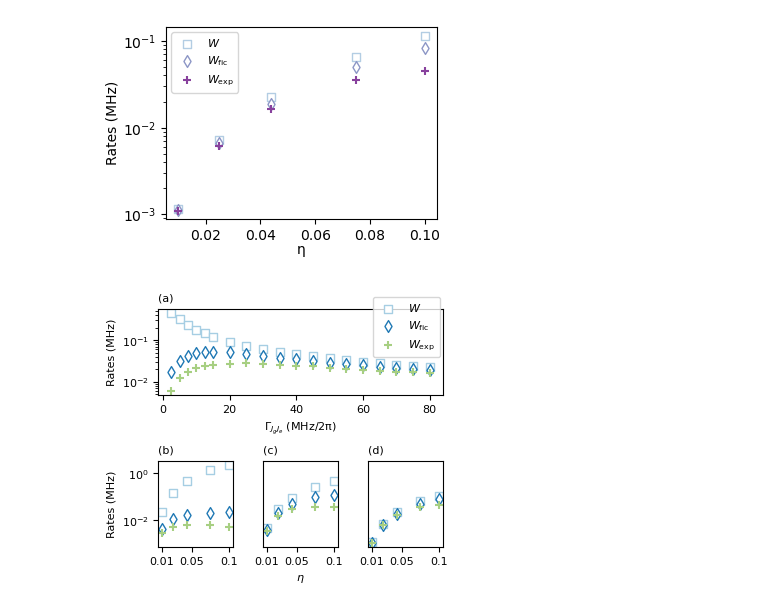
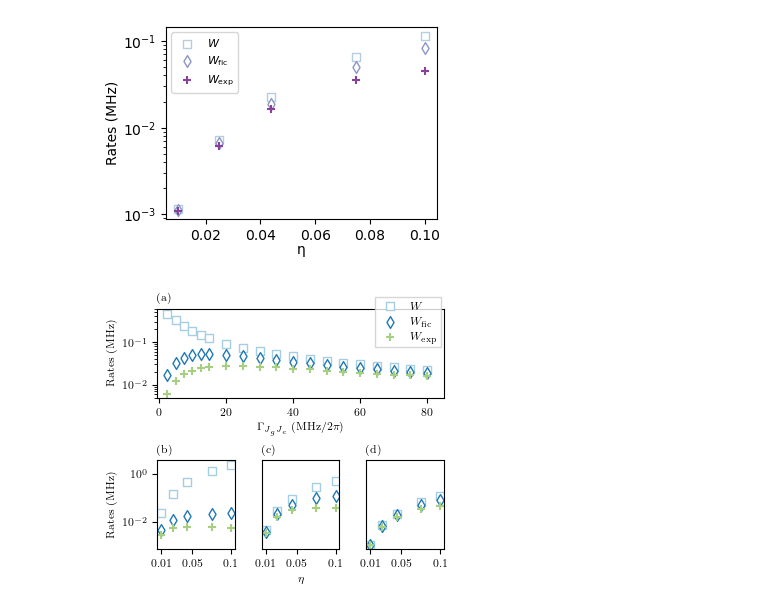
Before and after one commit to katyafouka/multi_eit, a Jupyter notebook: Lu_I1/Lu_I1_Gammas_etas_.ipynb, the cells around one changed output. Drawn from its saved outputs; the diff is of its cells as text; code cells hidden in the pictures.

```diff
--- a/Lu_I1/Lu_I1_Gammas_etas_.ipynb
+++ b/Lu_I1/Lu_I1_Gammas_etas_.ipynb
@@ -1357,8 +1448,8 @@ plt.show()
 t_ = []
 n_ = []
 for i in range(Nmax+1):
-    t_.append(np.loadtxt(""+str(path_name)+"data_B5.0_D10_10_D12_20_O10_O11_23.5_O11_10_"+str(i)+"_Gamma_20.0_ntraj_500_eta_0.01_improved.txt")[:, 0])
-    n_.append(np.loadtxt(""+str(path_name)+"data_B5.0_D10_10_D12_20_O10_O11_23.5_O11_10_"+str(i)+"_Gamma_20.0_ntraj_500_eta_0.01_improved.txt")[:, 1])
+    t_.append(np.loadtxt("/Users/kfouka/Desktop/ΠΕ ++/qudits/eit cooling/numerics/Lu_I1_final/2023_cluster/data_etas/data_B5.0_D10_10_D12_20_O10_O11_23.5_O11_10_"+str(i)+"_Gamma_20.0_ntraj_500_eta_0.01_improved.txt")[:, 0])
+    n_.append(np.loadtxt("/Users/kfouka/Desktop/ΠΕ ++/qudits/eit cooling/numerics/Lu_I1_final/2023_cluster/data_etas/data_B5.0_D10_10_D12_20_O10_O11_23.5_O11_10_"+str(i)+"_Gamma_20.0_ntraj_500_eta_0.01_improved.txt")[:, 1])
 # %%
 nMC_ = np.zeros(len(t_[0]))
 for i in range(Nmax+1):
@@ -1367,8 +1458,8 @@ for i in range(Nmax+1):
 t_1 = []
 n_1 = []
 for i in range(Nmax+1):
-    t_1.append(np.loadtxt(""+str(path_name)+"data_B5.0_D10_10_D12_20_O10_O11_23.5_O11_10_"+str(i)+"_Gamma_20.0_ntraj_500_eta_0.025_improved.txt")[:, 0])
-    n_1.append(np.loadtxt(""+str(path_name)+"data_B5.0_D10_10_D12_20_O10_O11_23.5_O11_10_"+str(i)+"_Gamma_20.0_ntraj_500_eta_0.025_improved.txt")[:, 1])
+    t_1.append(np.loadtxt("/Users/kfouka/Desktop/ΠΕ ++/qudits/eit cooling/numerics/Lu_I1_final/2023_cluster/data_etas/data_B5.0_D10_10_D12_20_O10_O11_23.5_O11_10_"+str(i)+"_Gamma_20.0_ntraj_500_eta_0.025_improved.txt")[:, 0])
+    n_1.append(np.loadtxt("/Users/kfouka/Desktop/ΠΕ ++/qudits/eit cooling/numerics/Lu_I1_final/2023_cluster/data_etas/data_B5.0_D10_10_D12_20_O10_O11_23.5_O11_10_"+str(i)+"_Gamma_20.0_ntraj_500_eta_0.025_improved.txt")[:, 1])
 # %%
 nMC_1 = np.zeros(len(t_1[0]))
 for i in range(Nmax+1):
@@ -1377,8 +1468,8 @@ for i in range(Nmax+1):
 t_2 = []
 n_2 = []
 for i in range(Nmax+1):
-    t_2.append(np.loadtxt(""+str(path_name)+"data_B5.0_D10_10_D12_20_O10_O11_23.5_O11_10_"+str(i)+"_Gamma_20.0_ntraj_500_eta_0.075_improved.txt")[:, 0])
-    n_2.append(np.loadtxt(""+str(path_name)+"data_B5.0_D10_10_D12_20_O10_O11_23.5_O11_10_"+str(i)+"_Gamma_20.0_ntraj_500_eta_0.075_improved.txt")[:, 1])
+    t_2.append(np.loadtxt("/Users/kfouka/Desktop/ΠΕ ++/qudits/eit cooling/numerics/Lu_I1_final/2023_cluster/data_etas/data_B5.0_D10_10_D12_20_O10_O11_23.5_O11_10_"+str(i)+"_Gamma_20.0_ntraj_500_eta_0.075_improved.txt")[:, 0])
+    n_2.append(np.loadtxt("/Users/kfouka/Desktop/ΠΕ ++/qudits/eit cooling/numerics/Lu_I1_final/2023_cluster/data_etas/data_B5.0_D10_10_D12_20_O10_O11_23.5_O11_10_"+str(i)+"_Gamma_20.0_ntraj_500_eta_0.075_improved.txt")[:, 1])
 # %%
 nMC_2 = np.zeros(len(t_2[0]))
 for i in range(Nmax+1):
@@ -1387,8 +1478,8 @@ for i in range(Nmax+1):
 t_3 = []
 n_3 = []
 for i in range(Nmax+1):
-    t_3.append(np.loadtxt(""+str(path_name)+"data_B5.0_D10_10_D12_20_O10_O11_23.5_O11_10_"+str(i)+"_Gamma_20.0_ntraj_500_eta_0.1_improved.txt")[:, 0])
-    n_3.append(np.loadtxt(""+str(path_name)+"data_B5.0_D10_10_D12_20_O10_O11_23.5_O11_10_"+str(i)+"_Gamma_20.0_ntraj_500_eta_0.1_improved.txt")[:, 1])
+    t_3.append(np.loadtxt("/Users/kfouka/Desktop/ΠΕ ++/qudits/eit cooling/numerics/Lu_I1_final/2023_cluster/data_etas/data_B5.0_D10_10_D12_20_O10_O11_23.5_O11_10_"+str(i)+"_Gamma_20.0_ntraj_500_eta_0.1_improved.txt")[:, 0])
+    n_3.append(np.loadtxt("/Users/kfouka/Desktop/ΠΕ ++/qudits/eit cooling/numerics/Lu_I1_final/2023_cluster/data_etas/data_B5.0_D10_10_D12_20_O10_O11_23.5_O11_10_"+str(i)+"_Gamma_20.0_ntraj_500_eta_0.1_improved.txt")[:, 1])
 # %%
 nMC_3 = np.zeros(len(t_3[0]))
 for i in range(Nmax+1):
@@ -1651,26 +1747,29 @@ gs.update(wspace=0.005, hspace=0.05)
 ax1 = fig.add_subplot(gs[0, :])
 # identical to ax1 = plt.subplot(gs.new_subplotspec((0, 0), colspan=3))
 
-ax1.set_title(r'(a)',loc='left',fontdict={'fontsize': 8})
-ax1.scatter(Gammas,ws,marker='s',label=r'$W$',color='white',edgecolor = '#a6cee3',s=plt.rcParams['lines.markersize'] ** 2)
-ax1.scatter(Gammas,wfic,marker='d',label=r'$W_{\text{fic}}$',color='white',edgecolor = '#1f78b4',s=plt.rcParams['lines.markersize'] ** 2)
-ax1.scatter(Gammas,wexp,marker='+',label=r'$W_{\text{exp}}$',color='#a7cf82',s=plt.rcParams['lines.markersize'] ** 2)
+ax1.set_title('(a)',loc='left',fontdict={'fontsize': 8})
+ax1.scatter(Gammas,ws,marker='s',label='$W$',color='white',edgecolor = '#a6cee3',s=plt.rcParams['lines.markersize'] ** 2)
+ax1.scatter(Gammas,wfic,marker='d',label='$W_{\mathrm{fic}}$',color='white',edgecolor = '#1f78b4',s=plt.rcParams['lines.markersize'] ** 2)
+ax1.scatter(Gammas,wexp,marker='+',label='$W_{\mathrm{exp}}$',color='#a7cf82',s=plt.rcParams['lines.markersize'] ** 2)
+#ax1.fill_between(np.linspace(-0.5,85,1000),y1=5e-3,y2=6e-1, color='grey', alpha=0.2)
 #plt.xlim(0,5000)
 #plt.legend()
 ax1.set_ylabel('Rates (MHz)')
-ax1.set_xlabel('$\Gamma_{J_gJ_e}$ (ΜΗz/2π)')
+ax1.set_xlabel('$\Gamma_{J_gJ_e}$ (MHz/2$\pi$)')
 
 ax1.set_yscale('log')
-ax1.legend(prop={'size': 8},bbox_to_anchor=(1.01, 1.2))
+ax1.legend(prop={'size': 8},bbox_to_anchor=(1.01, 1.2),fancybox=False)
+ax1.set_ylim(5e-3,6e-1)
+ax1.set_xlim(-0.5,85)
 #plt.xlim(0)
 #plt.savefig("I1_eta_Wtilde.png",bbox_inches = "tight")
 
 
 ax2 = fig.add_subplot(gs[1, 0])
-ax2.set_title(r'(b)',loc='left',fontdict={'fontsize': 8})
-ax2.scatter(etas,ws_1,marker='s',label=r'$W$',color='white',edgecolor = '#a6cee3',s=plt.rcParams['lines.markersize'] ** 2)
-ax2.scatter(etas,wfic_1,marker='d',label=r'$W_{\text{fic}}$',color='white',edgecolor = '#1f78b4',s=plt.rcParams['lines.markersize'] ** 2)
-ax2.scatter(etas,wexp_1,marker='+',label=r'$W_{\text{exp}}$',color='#a7cf82',s=plt.rcParams['lines.markersize'] ** 2)
+ax2.set_title('(b)',loc='left',fontdict={'fontsize': 8})
+ax2.scatter(etas,ws_1,marker='s',label='$W$',color='white',edgecolor = '#a6cee3',s=plt.rcParams['lines.markersize'] ** 2)
+ax2.scatter(etas,wfic_1,marker='d',label='$W_{\mathrm{fic}}$',color='white',edgecolor = '#1f78b4',s=plt.rcParams['lines.markersize'] ** 2)
+ax2.scatter(etas,wexp_1,marker='+',label='$W_{\mathrm{exp}}$',color='#a7cf82',s=plt.rcParams['lines.markersize'] ** 2)
 #plt.xlim(0,5000)
 #plt.legend()
 ax2.set_xlim(0.005,0.105)
@@ -1684,15 +1783,15 @@ ax2.set_yscale('log')
 #ax2.legend(prop={'size': 8})
 
 ax3 = fig.add_subplot(gs[1, 1], sharey=ax2)
-ax3.set_title(r'(c)',loc='left',fontdict={'fontsize': 8})
-ax3.scatter(etas,ws_2,marker='s',label=r'$W$',color='white',edgecolor = '#a6cee3',s=plt.rcParams['lines.markersize'] ** 2)
-ax3.scatter(etas,wfic_2,marker='d',label=r'$W_{\text{fic}}$',color='white',edgecolor = '#1f78b4',s=plt.rcParams['lines.markersize'] ** 2)
-ax3.scatter(etas,wexp_2,marker='+',label=r'$W_{\text{exp}}$',color='#a7cf82',s=plt.rcParams['lines.markersize'] ** 2)
+ax3.set_title('(c)',loc='left',fontdict={'fontsize': 8})
+ax3.scatter(etas,ws_2,marker='s',label='$W$',color='white',edgecolor = '#a6cee3',s=plt.rcParams['lines.markersize'] ** 2)
+ax3.scatter(etas,wfic_2,marker='d',label='$W_{\mathrm{fic}}$',color='white',edgecolor = '#1f78b4',s=plt.rcParams['lines.markersize'] ** 2)
+ax3.scatter(etas,wexp_2,marker='+',label='$W_{\mathrm{exp}}$',color='#a7cf82',s=plt.rcParams['lines.markersize'] ** 2)
 ax3.tick_params(left=False, labelleft=False)
 #plt.xlim(0,5000)
 #plt.legend()
 #ax3.set_ylabel('Rates (MHz)')
-ax3.set_xlabel('$η$')
+ax3.set_xlabel('$\eta$')
 ax3.set_xlim(0.005,0.105)
 ax3.set_xticks([0.01,0.05,0.1])
 ax3.set_xticklabels(["0.01","0.05","0.1"])
@@ -1701,35 +1800,35 @@ ax3.set_yscale('log')
 #ax3.set_xscale('log')
 #ax3.legend(prop={'size': 8})
 
 
 
 ax4 = fig.add_subplot(gs[1, 2], sharey=ax2)
-ax4.set_title(r'(d)',loc='left',fontdict={'fontsize': 8})
-ax4.scatter(etas,ws_3,marker='s',label=r'$W$',color='white',edgecolor = '#a6cee3',s=plt.rcParams['lines.markersize'] ** 2)
-ax4.scatter(etas,wfic_3,marker='d',label=r'$W_{\text{fic}}$',color='white',edgecolor = '#1f78b4',s=plt.rcParams['lines.markersize'] ** 2)
-ax4.scatter(etas,wexp_3,marker='+',label=r'$W_{\text{exp}}$',color='#a7cf82',s=plt.rcParams['lines.markersize'] ** 2)
+ax4.set_title('(d)',loc='left',fontdict={'fontsize': 8})
+ax4.scatter(etas,ws_3,marker='s',label='$W$',color='white',edgecolor = '#a6cee3',s=plt.rcParams['lines.markersize'] ** 2)
+ax4.scatter(etas,wfic_3,marker='d',label='$W_{\mathrm{fic}}$',color='white',edgecolor = '#1f78b4',s=plt.rcParams['lines.markersize'] ** 2)
+ax4.scatter(etas,wexp_3,marker='+',label='$W_{\mathrm{exp}}$',color='#a7cf82',s=plt.rcParams['lines.markersize'] ** 2)
 ax4.tick_params(left=False, labelleft=False)
 #ax4.set_xlim(0.005,0.105)
 #plt.legend()
 #ax4.set_ylabel('Rates (MHz)')
 #ax4.set_xlabel('$η$')
 ax4.set_xlim(0.005,0.105)
 ax4.set_xticks([0.01,0.05,0.1])
 ax4.set_xticklabels(["0.01","0.05","0.1"])
 
 ax4.set_yscale('log')
 #ax4.set_xscale('log')
 #ax4.legend(prop={'size': 8})
 
 
 #plt.xlim(45,55)
 
 #fig.suptitle("GridSpec")
 #format_axes(fig)
 
 plt.savefig("I1_rates_Gammas_etas.pdf",bbox_inches = "tight")
 
 
 plt.show()
 # %% [output]
-[figure, old version]
+[figure, new version]
```
Also changed, not shown: parts of 44 cells of this notebook.
